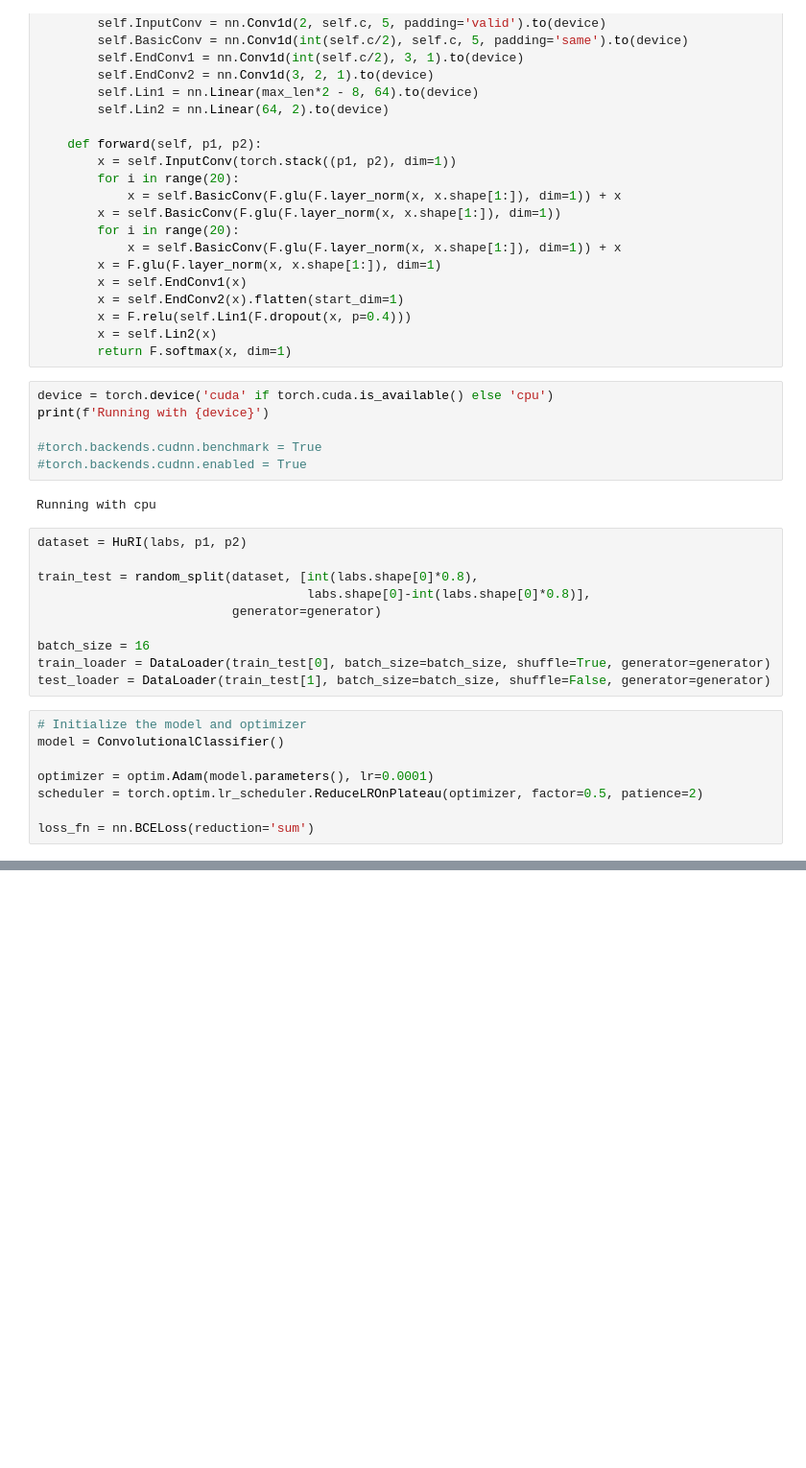
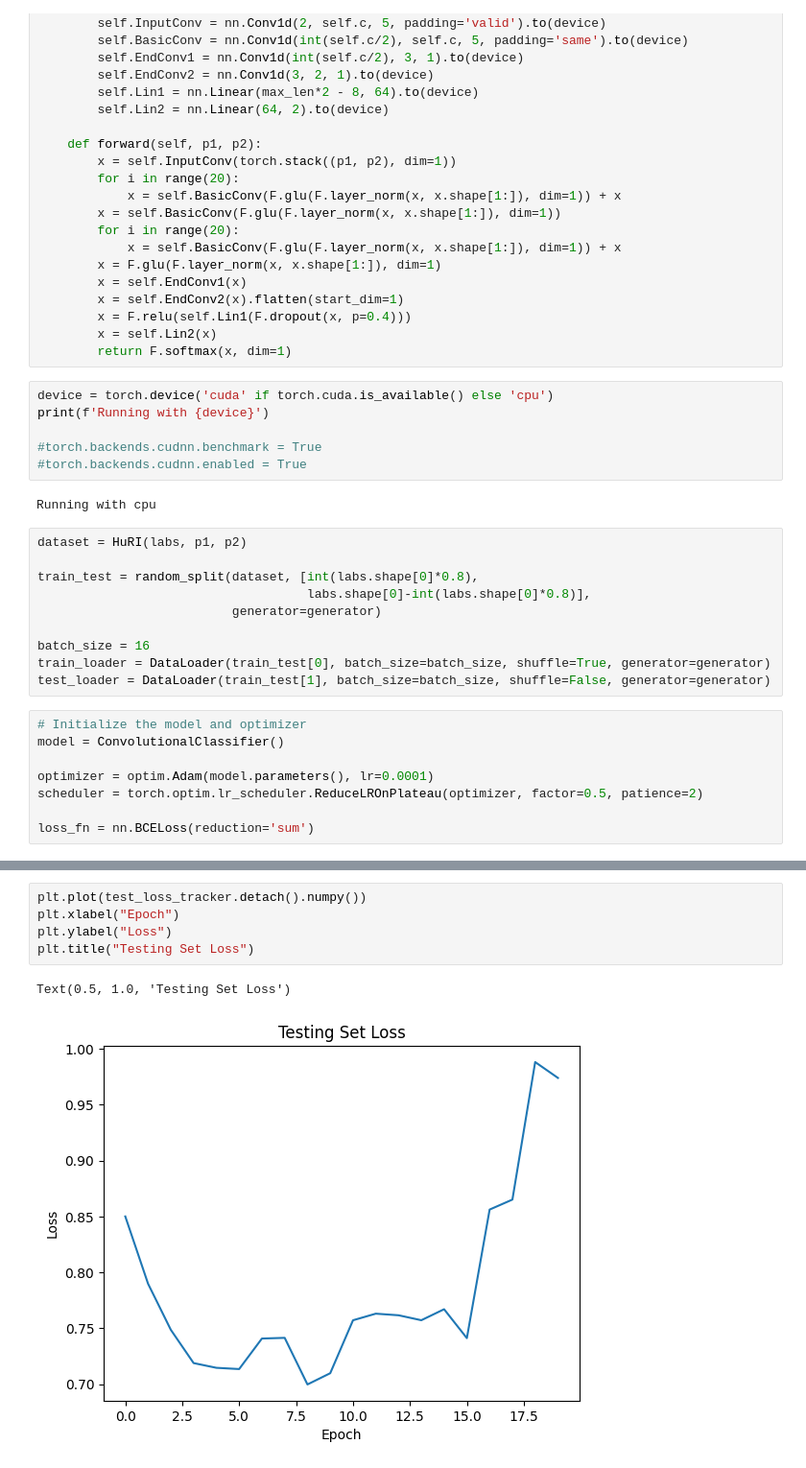
Before and after one commit to iris-lee-hub/BiBe205-Project, a Jupyter notebook: Project2_v1.ipynb, the cells around one changed output, grey strips where cells are left out. Shown at 96% size. Drawn from its saved outputs; the diff is of its cells as text; blank space fills up the shorter version.

```diff
--- a/Project2_v1.ipynb
+++ b/Project2_v1.ipynb
@@ -253,0 +247,8 @@ Training Runtime: 817.3933382034302s
+# %%
+plt.plot(test_loss_tracker.detach().numpy())
+plt.xlabel("Epoch")
+plt.ylabel("Loss")
+plt.title("Testing Set Loss")
+# %% [output]
+Text(0.5, 1.0, 'Testing Set Loss')
+[figure, added]
```
Also changed, not shown: parts of 5 cells of this notebook, 5 other files.
